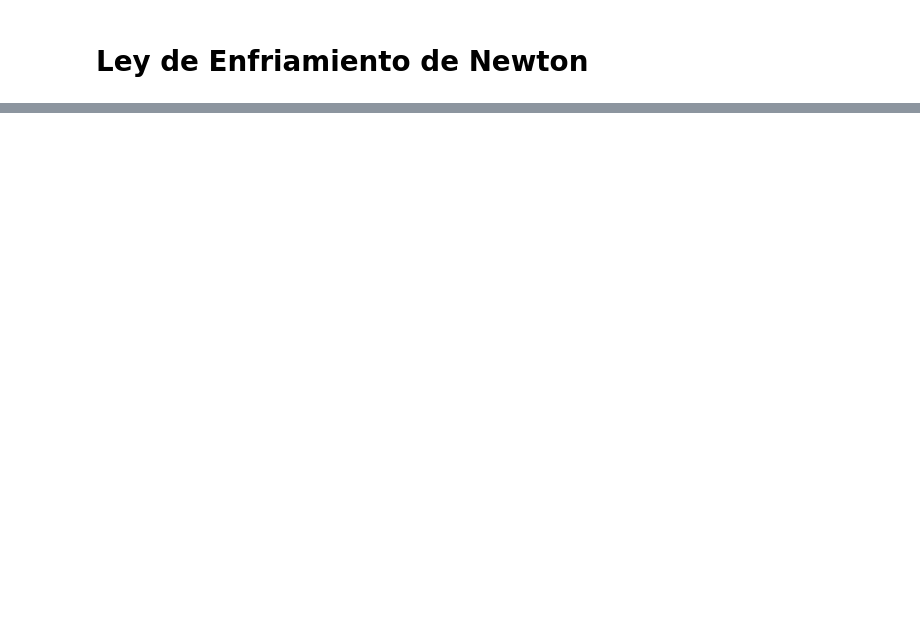
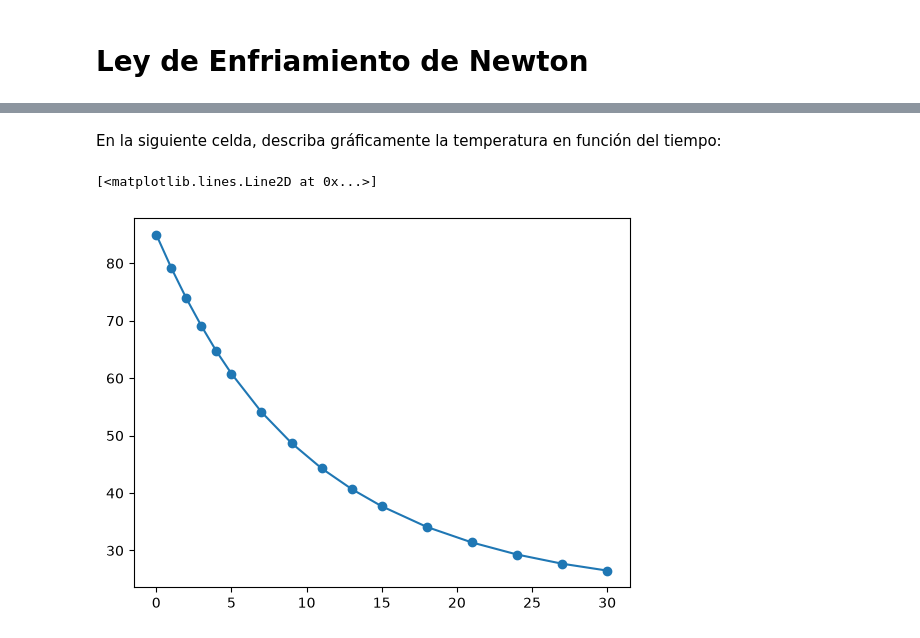
Before and after one commit to matquim/Practicas-Calculo-I, a Jupyter notebook: u5p4.ipynb, the cells around one changed output, grey strips where cells are left out. Cells and saved outputs as stored; diff of their text form; code cells hidden in the pictures; blank space fills up the shorter version.

```diff
--- a/u5p4.ipynb
+++ b/u5p4.ipynb
@@ -172,0 +16,13 @@ plt.show()
+# %% [markdown]
+En la siguiente celda, describa gráficamente la temperatura en función del tiempo:
+# %%
+import matplotlib.pyplot as plt
+import numpy as np
+
+t = np.array([0.0, 1.0, 2.0, 3.0, 4.0, 5.0, 7.0, 9.0, 11.0, 13.0, 15.0, 18.0, 21.0, 24.0, 27.0, 30.0])
+T = np.array([85.0, 79.2, 73.9, 69.1, 64.7, 60.8, 54.1, 48.7, 44.3, 40.7, 37.7, 34.1, 31.4, 29.3, 27.7, 26.5])
+
+plt.plot(t, T, "o-")
+# %% [output]
+[<matplotlib.lines.Line2D at 0x...>]
+[figure, added]
```
Also changed, not shown: parts of 9 cells of this notebook.
